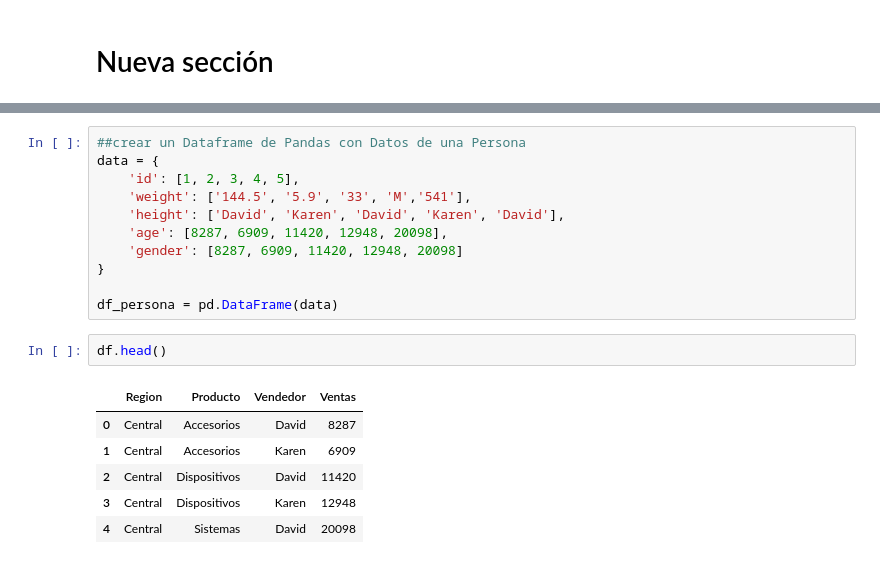
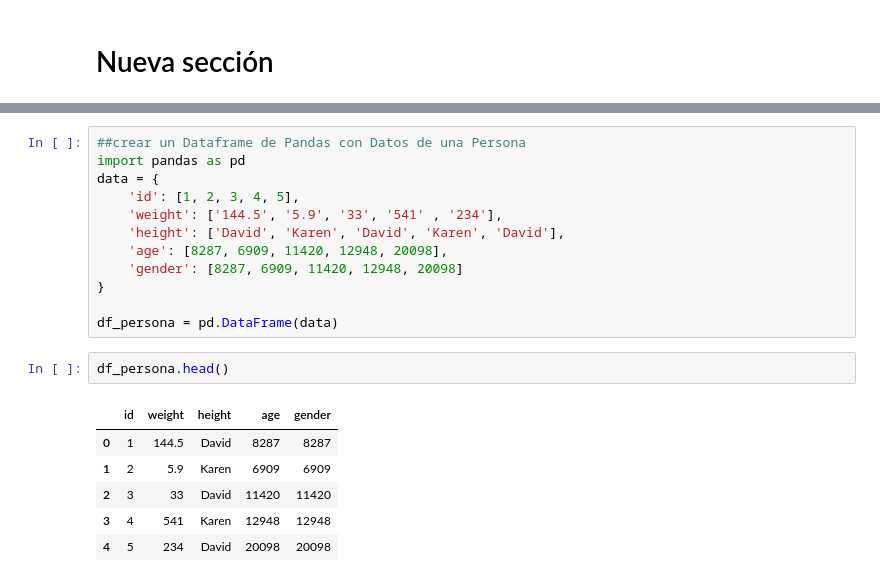
Before and after one commit to Davelascop/TalentoTech, a Jupyter notebook: Mi_primera_practica.ipynb, the cells around one changed output, grey strips where cells are left out. Cells and saved outputs as stored; diff of their text form.

```diff
--- a/Mi_primera_practica.ipynb
+++ b/Mi_primera_practica.ipynb
@@ -252,9 +252,10 @@ Ejercicio 8: Eliminar la columna 'Vendedor'
 18  TOTAL VENTAS           NaN  239533
 # %%
 ##crear un Dataframe de Pandas con Datos de una Persona
+import pandas as pd
 data = {
     'id': [1, 2, 3, 4, 5],
-    'weight': ['144.5', '5.9', '33', 'M','541'],
+    'weight': ['144.5', '5.9', '33', '541' , '234'],
     'height': ['David', 'Karen', 'David', 'Karen', 'David'],
     'age': [8287, 6909, 11420, 12948, 20098],
     'gender': [8287, 6909, 11420, 12948, 20098]
@@ -262,11 +263,11 @@ data = {
 
 df_persona = pd.DataFrame(data)
 # %%
-df.head()
+df_persona.head()
 # %% [output]
-|  | Region | Producto | Vendedor | Ventas |
-| 0 | Central | Accesorios | David | 8287 |
-| 1 | Central | Accesorios | Karen | 6909 |
-| 2 | Central | Dispositivos | David | 11420 |
-| 3 | Central | Dispositivos | Karen | 12948 |
-| 4 | Central | Sistemas | David | 20098 |
+|  | id | weight | height | age | gender |
+| 0 | 1 | 144.5 | David | 8287 | 8287 |
+| 1 | 2 | 5.9 | Karen | 6909 | 6909 |
+| 2 | 3 | 33 | David | 11420 | 11420 |
+| 3 | 4 | 541 | Karen | 12948 | 12948 |
+| 4 | 5 | 234 | David | 20098 | 20098 |
```
